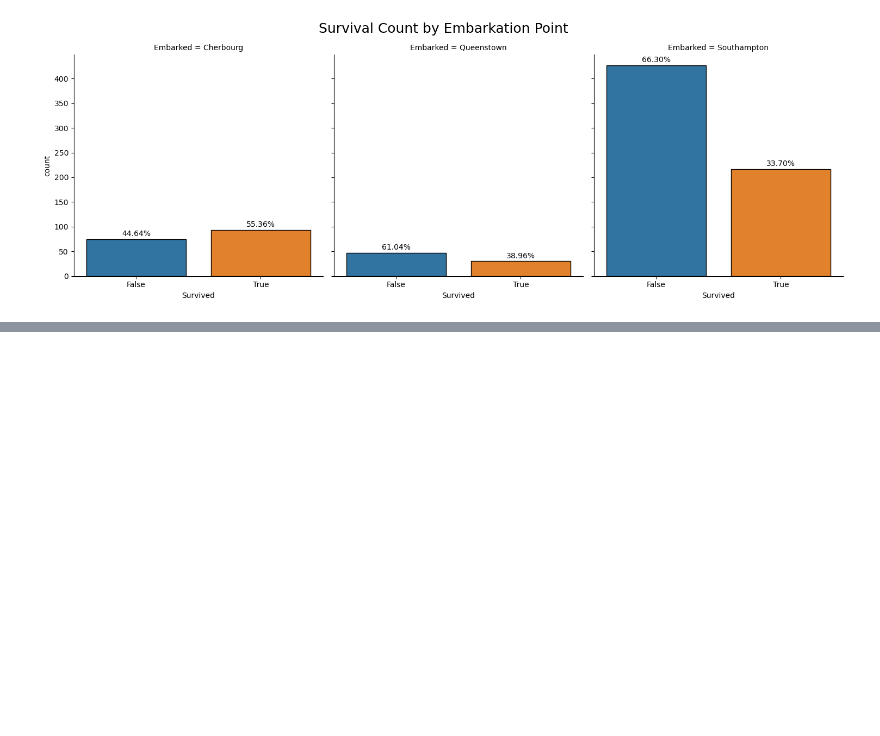
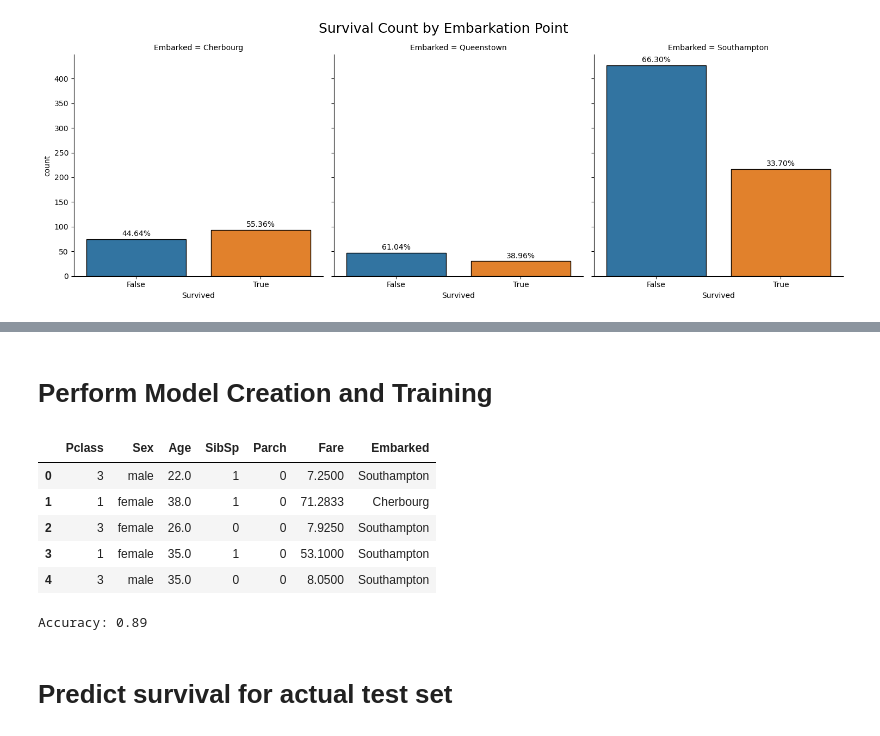
Before and after one commit to vpjuguilon/Kaggle, a Jupyter notebook: Competitions/Titanic - Machine Learning from Disaster/main.ipynb, the cells around one changed output, grey strips where cells are left out. Cells and saved outputs as stored; diff of their text form; code cells hidden in the pictures; blank space fills up the shorter version.

Commit message:
Completed working draft of prediction model with accuracy of 0.76794

```diff
--- a/Competitions/Titanic - Machine Learning from Disaster/main.ipynb
+++ b/Competitions/Titanic - Machine Learning from Disaster/main.ipynb
@@ -149,0 +179,13 @@ plt.show()
+# %% [markdown]
+# Perform Model Creation and Training
+# %%
+X = train_df[['Pclass', 'Sex', 'Age', 'SibSp', 'Parch', 'Fare', 'Embarked']]
+y = train_df[['Survived']].values.reshape(-1,)
+display(X.head())
+# %% [output]
+|  | Pclass | Sex | Age | SibSp | Parch | Fare | Embarked |
+| 0 | 3 | male | 22.0 | 1 | 0 | 7.2500 | Southampton |
+| 1 | 1 | female | 38.0 | 1 | 0 | 71.2833 | Cherbourg |
+| 2 | 3 | female | 26.0 | 0 | 0 | 7.9250 | Southampton |
+| 3 | 1 | female | 35.0 | 1 | 0 | 53.1000 | Southampton |
+| 4 | 3 | male | 35.0 | 0 | 0 | 8.0500 | Southampton |
@@ -149,0 +210,20 @@ plt.show()
+# %%
+# Define pipeline
+pipeline = Pipeline([
+    ('preprocessor', preprocessor),
+    ('logreg', LogisticRegression())
+])
+
+# Train the pipeline
+pipeline.fit(X_train, y_train)
+
+# Predictions
+y_pred = pipeline.predict(X_test)
+
+# Accuracy
+accuracy = accuracy_score(y_test, y_pred)
+print(f"Accuracy: {accuracy:.2f}")
+# %% [output]
+Accuracy: 0.89
+# %% [markdown]
+# Predict survival for actual test set
```
Also changed, not shown: parts of 7 cells of this notebook, 1 other file.
